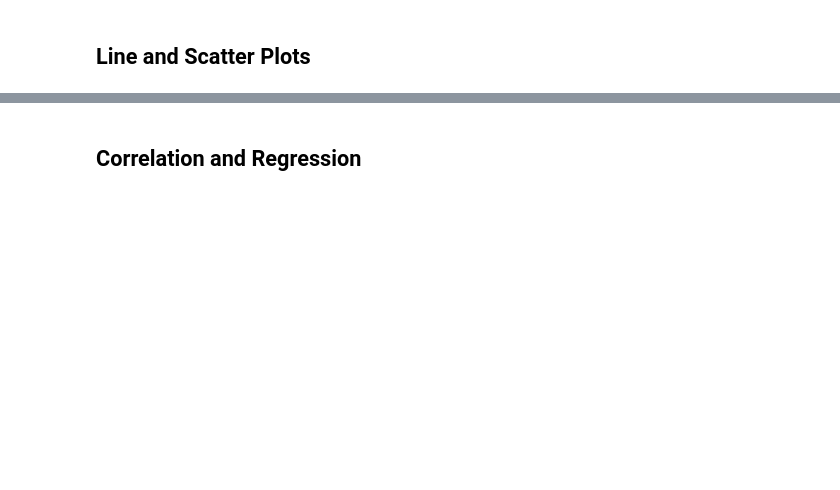
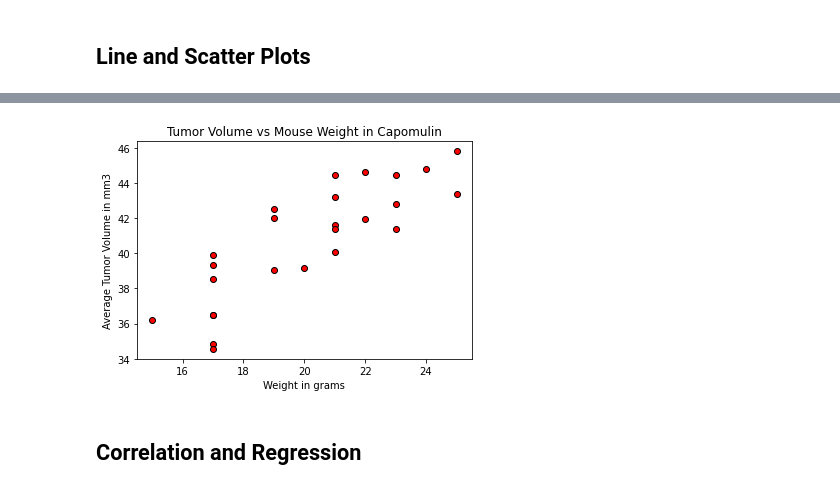
Before and after one commit to nhaile96/matplotlib_HW, a Jupyter notebook: Pymaceuticals/pymaceuticals_starter.ipynb, the cells around one changed output, grey strips where cells are left out. Saved outputs shown, nothing was run; the diff lists cells and outputs as text; code cells hidden in the pictures; blank space fills up the shorter version.

```diff
--- a/Pymaceuticals/pymaceuticals_starter.ipynb
+++ b/Pymaceuticals/pymaceuticals_starter.ipynb
@@ -382,12 +412,19 @@ Text(0, 0.5, 'Tumor Volume (mm3)')
 [figure]
 # %%
 # Generate a scatter plot of average tumor volume vs. mouse weight for the Capomulin regimen
+#store volume and weight values of capomulin regimen and get average
 scatter_df= cleaned_df.loc[cleaned_df['Drug Regimen']=='Capomulin',:]
 capavg= scatter_df.groupby(['Mouse ID']).mean()
-
+#plot avg weight and tumor
 plt.scatter(capavg['Weight (g)'],capavg['Tumor Volume (mm3)'],facecolors="red",edgecolors="black")
+#labels
 plt.xlabel('Weight in grams')
 plt.ylabel('Average Tumor Volume in mm3')
+plt.title('Tumor Volume vs Mouse Weight in Capomulin')
+#save
+plt.savefig("../Images/scatter_plot_capavg.png", bbox_inches = "tight")
+# %% [output]
+[figure, added]
 # %% [markdown]
 ## Correlation and Regression
 # %%
```
Also changed, not shown: parts of 12 cells of this notebook, 9 other files.
